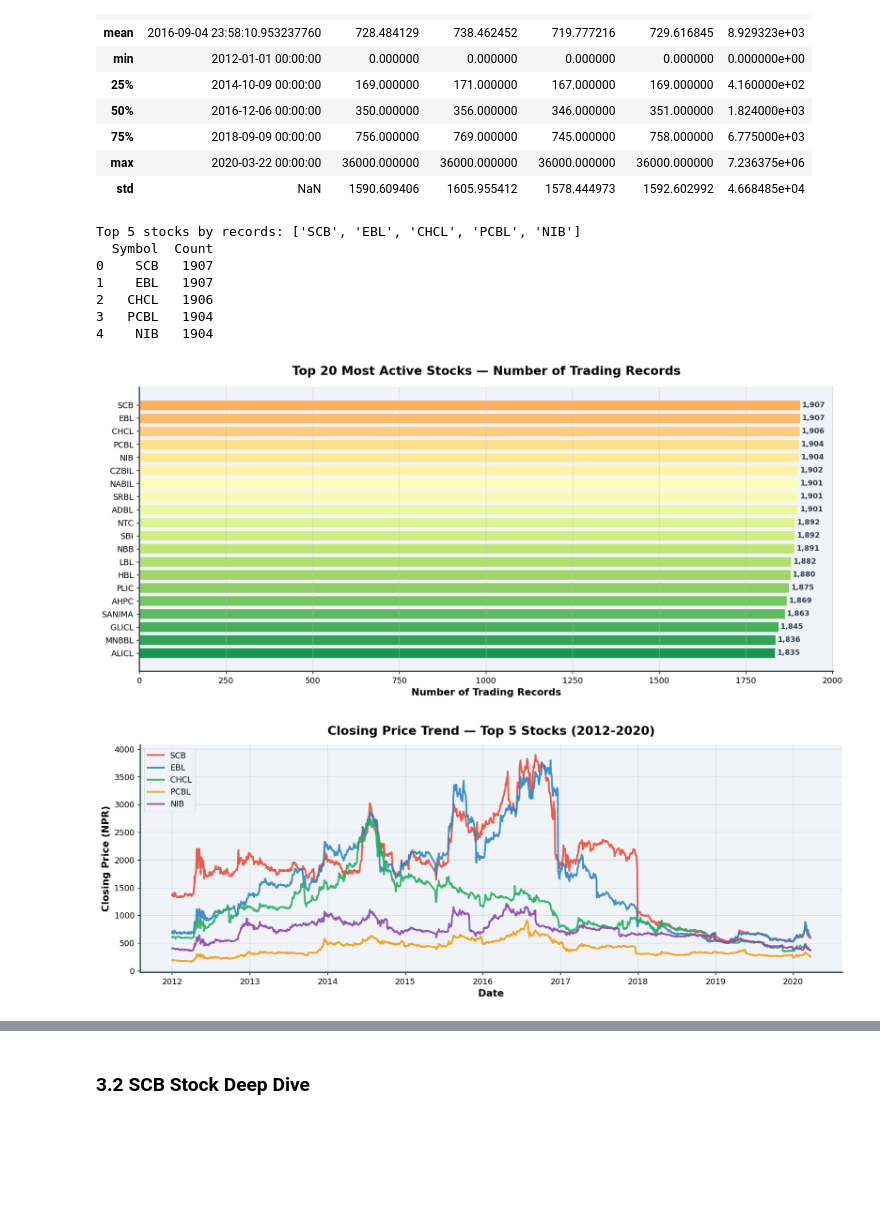
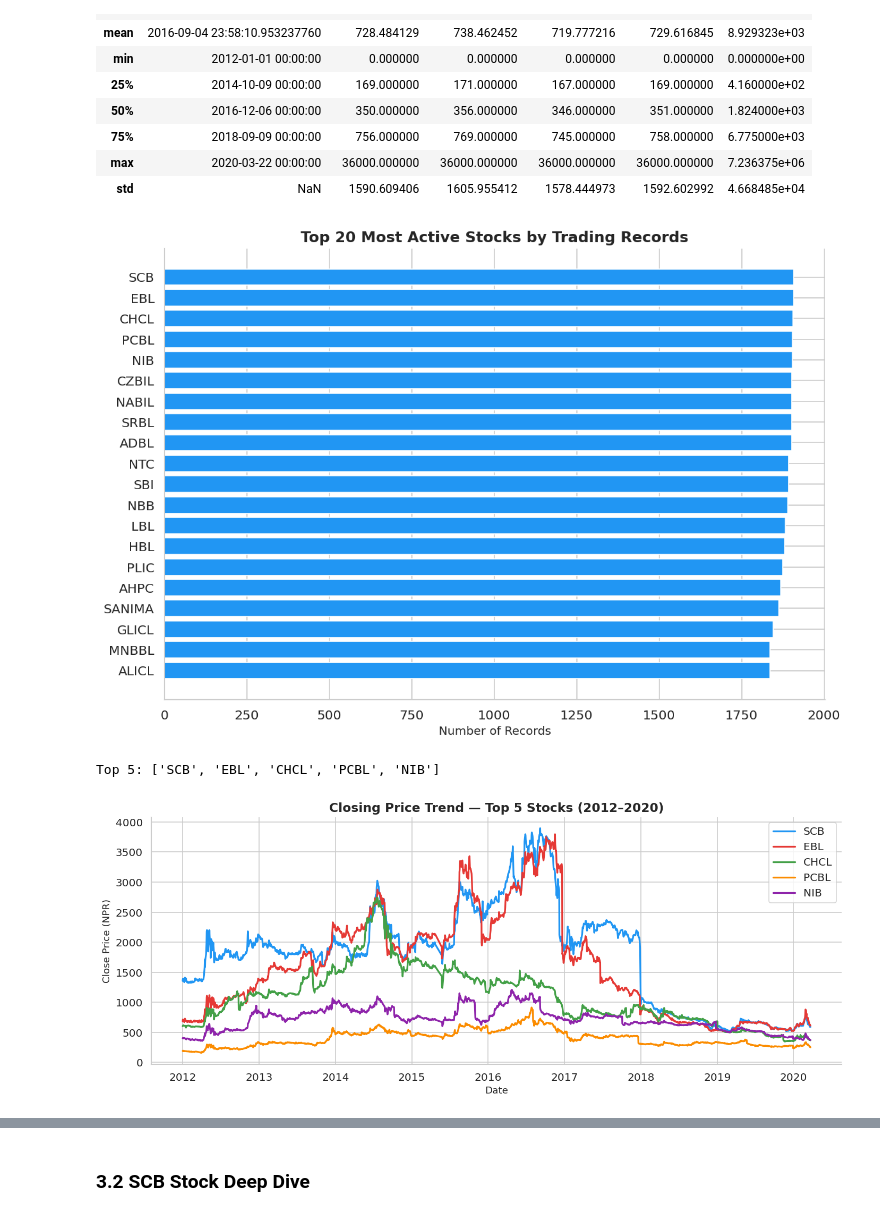
Before and after one commit to AnjalSubedi/Nepal-Stock-Market-Prediction, a Jupyter notebook: nepal-stock-market.ipynb, the cells around one changed output, grey strips where cells are left out. Cells and saved outputs as stored; diff of their text form; code cells hidden in the pictures; blank space fills up the shorter version.

Commit message:
Simplify plots: clean whitegrid theme, visible colors, individual slide-ready figures

```diff
--- a/nepal-stock-market.ipynb
+++ b/nepal-stock-market.ipynb
@@ -174,55 +157,30 @@ Trading days          : 1909
 | max | 2020-03-22 00:00:00 | 36000.000000 | 36000.000000 | 36000.000000 | 36000.000000 | 7.236375e+06 |
 | std | NaN | 1590.609406 | 1605.955412 | 1578.444973 | 1592.602992 | 4.668485e+04 |
 # %%
-# ── Top 20 stocks by record count ───────────────────────────────────────────
-stock_counts  = clean_df['Symbol'].value_counts().reset_index()
+# Top 20 most active stocks
+stock_counts = clean_df['Symbol'].value_counts().reset_index()
 stock_counts.columns = ['Symbol', 'Count']
-top20_stocks  = stock_counts.head(20)
-top5_stocks   = top20_stocks['Symbol'].head(5).tolist()
+top20_stocks = stock_counts.head(20)
+top5_stocks  = top20_stocks['Symbol'].head(5).tolist()
 
-print(f"Top 5 stocks by records: {top5_stocks}")
-print(top20_stocks.head())
-
-fig, ax = plt.subplots(figsize=(13, 6))
-colors_bar = plt.cm.RdYlGn(np.linspace(0.3, 0.9, len(top20_stocks)))
-bars = ax.barh(top20_stocks['Symbol'], top20_stocks['Count'],
-               color=colors_bar, edgecolor='white', linewidth=0.8)
-ax.set_title('Top 20 Most Active Stocks — Number of Trading Records',
-             fontsize=15, fontweight='bold', pad=15)
-ax.set_xlabel('Number of Trading Records', fontweight='bold')
+fig, ax = plt.subplots(figsize=(10, 7))
+ax.barh(top20_stocks['Symbol'], top20_stocks['Count'], color='#2196F3')
+ax.set_title('Top 20 Most Active Stocks by Trading Records')
+ax.set_xlabel('Number of Records')
 ax.invert_yaxis()
-for bar, val in zip(bars, top20_stocks['Count']):
-    ax.text(bar.get_width() + 5, bar.get_y() + bar.get_height()/2,
-            f'{int(val):,}', va='center', fontsize=9, fontweight='bold', color='#2C3E50')
-ax.grid(True, axis='x', alpha=0.5)
-ax.set_facecolor('#F0F4F8')
-plt.tight_layout()
-plt.show()
+plt.tight_layout(); plt.show()
+print(f"Top 5: {top5_stocks}")
 # %% [output]
+[figure, new version]
-Top 5 stocks by records: ['SCB', 'EBL', 'CHCL', 'PCBL', 'NIB']
-  Symbol  Count
-0    SCB   1907
-1    EBL   1907
-2   CHCL   1906
-3   PCBL   1904
-4    NIB   1904
+Top 5: ['SCB', 'EBL', 'CHCL', 'PCBL', 'NIB']
-[figure, old version]
 # %%
-# ── Closing Price Trend — Top 5 Stocks ───────────────────────────────────────
-fig, ax = plt.subplots(figsize=(13, 5))
-palette = ['#E74C3C','#2E86C1','#27AE60','#F39C12','#8E44AD']
+fig, ax = plt.subplots(figsize=(12, 5))
 for idx, sym in enumerate(top5_stocks):
     data = clean_df[clean_df['Symbol'] == sym].sort_values('Date')
-    ax.plot(data['Date'], data['Close'], label=sym,
-            color=palette[idx], linewidth=2.2, alpha=0.9)
-ax.set_title('Closing Price Trend — Top 5 Stocks (2012-2020)',
-             fontsize=15, fontweight='bold', pad=12)
-ax.set_xlabel('Date', fontweight='bold')
-ax.set_ylabel('Closing Price (NPR)', fontweight='bold')
-ax.legend(framealpha=0.9, loc='upper left')
-ax.grid(True, alpha=0.5)
-plt.tight_layout()
-plt.show()
+    ax.plot(data['Date'], data['Close'], label=sym, color=C[idx], linewidth=2)
+ax.set_title('Closing Price Trend — Top 5 Stocks (2012–2020)')
+ax.set_xlabel('Date'); ax.set_ylabel('Close Price (NPR)')
+ax.legend(); plt.tight_layout(); plt.show()
 # %% [output]
-[figure, old version]
+[figure, new version]
 # %%
```
Also changed, not shown: parts of 23 cells of this notebook.
